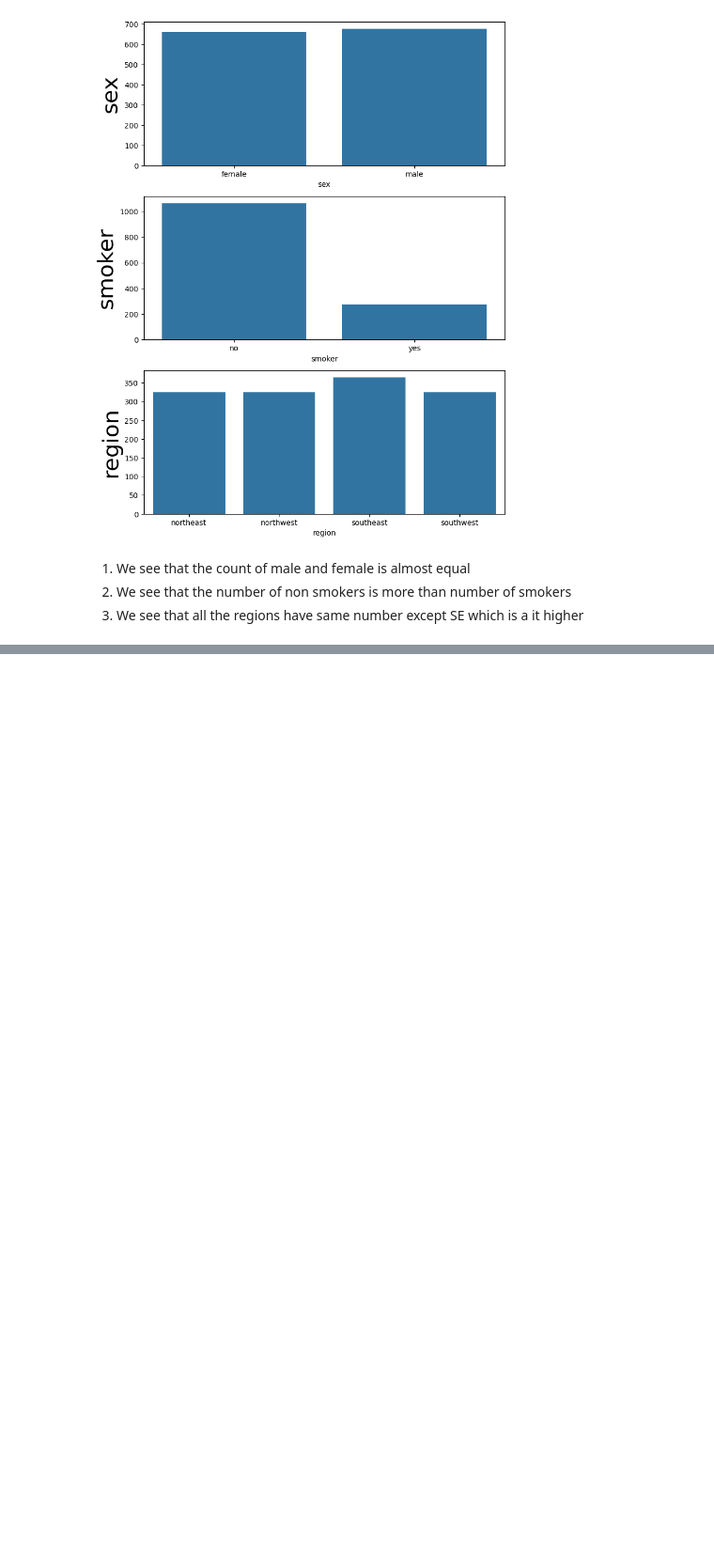
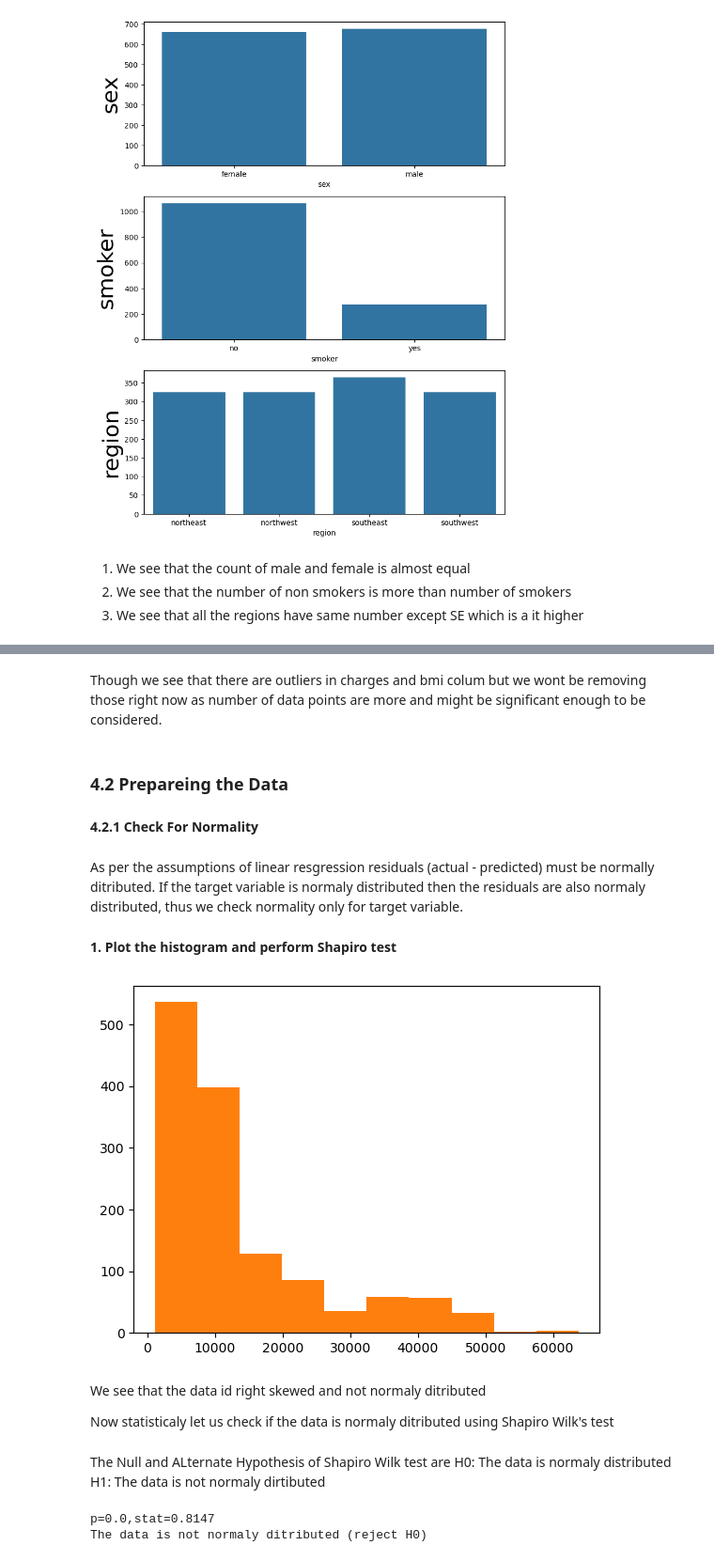
Before and after one commit to sawan13499/Health-Insurance-Case-Study, a Jupyter notebook: Health_Insurance_Case_Study_Practice.ipynb, the cells around one changed output, grey strips where cells are left out. Shown at 94% size. Drawn from its saved outputs; the diff is of its cells as text; code cells hidden in the pictures; blank space fills up the shorter version.

```diff
--- a/Health_Insurance_Case_Study_Practice.ipynb
+++ b/Health_Insurance_Case_Study_Practice.ipynb
@@ -290,0 +315,39 @@ region
+# %% [markdown]
+Though we see that there are outliers in charges and bmi colum but we wont be removing those right now as number of data points are more and might be significant enough to be considered.
+# %% [markdown]
+### 4.2 Prepareing the Data
+# %% [markdown]
+**4.2.1 Check For Normality**
+# %% [markdown]
+As per the assumptions of linear resgression residuals (actual - predicted) must be normally ditributed. If the target variable is normaly distributed then the residuals are also normaly distributed, thus we check normality only for target variable.
+# %% [markdown]
+**1. Plot the histogram and perform Shapiro test**
+# %%
+plt.hist(df['charges'])
+plt.show()
+# %% [output]
+[figure, added]
+# %% [markdown]
+We see that the data id right skewed and not normaly ditributed
+
+Now statisticaly let us check if the data is normaly ditributed using Shapiro Wilk's test
+# %% [markdown]
+The Null and ALternate Hypothesis of Shapiro Wilk test are
+H0: The data is normaly distributed
+H1: The data is not normaly dirtibuted
+# %%
+from scipy.stats import shapiro
+
+stat, p = shapiro(df['charges'])
+
+print(f'p={round(p,4)},stat={round(stat,4)}')
+
+alpha = 0.05
+
+if p>alpha:
+    print('The data is normaly distriuted (fail to reject H0)')
+else:
+    print('The data is not normaly ditributed (reject H0)')
+# %% [output]
+p=0.0,stat=0.8147
+The data is not normaly ditributed (reject H0)
```
Also changed, not shown: parts of 13 cells of this notebook, 1 other file.
